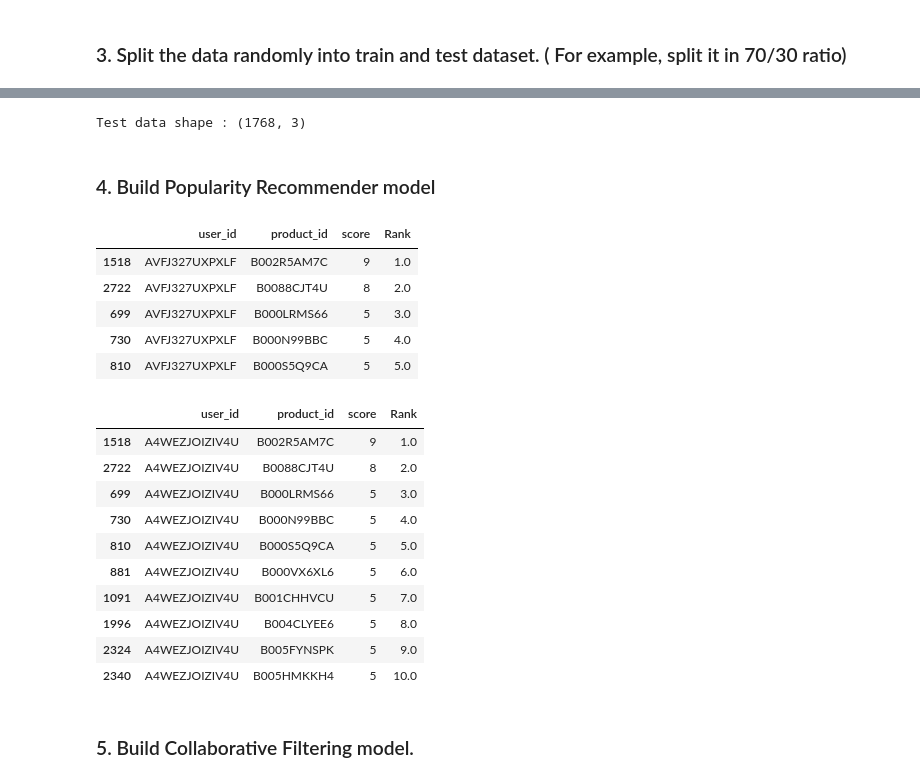
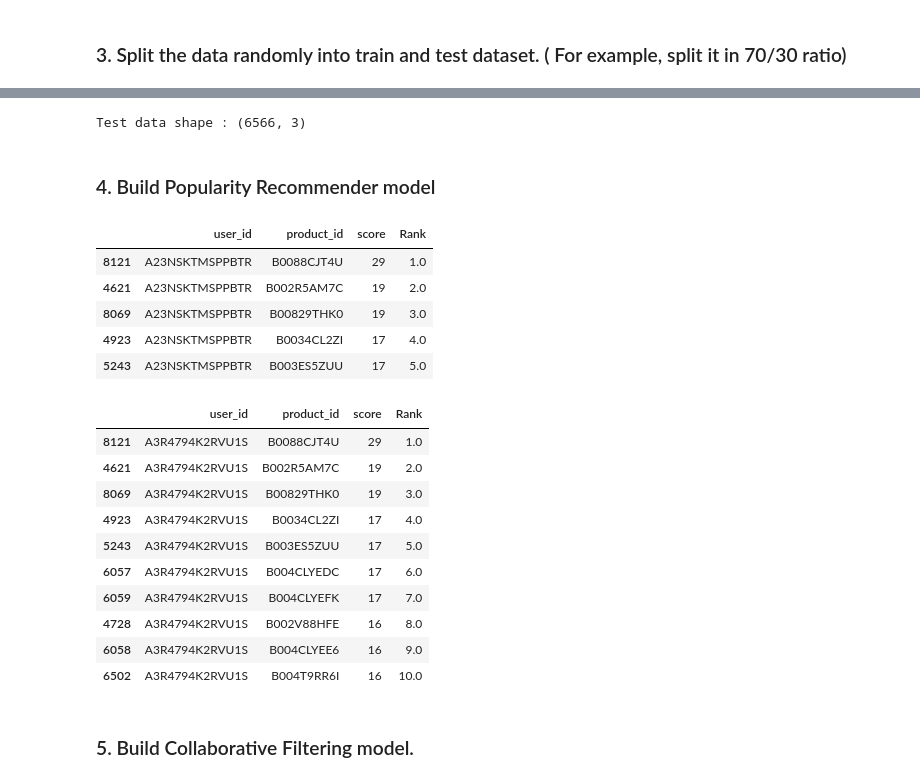
Before and after one commit to GreatLearningAIML1/bangalore-feb-batch-krishnakarthi, a Jupyter notebook: Projects/R5_Recommendation System/RecommSystems_R5_Project1.ipynb, the cells around one changed output, grey strips where cells are left out. Drawn from its saved outputs; the diff is of its cells as text; code cells hidden in the pictures.

```diff
--- a/Projects/R5_Recommendation System/RecommSystems_R5_Project1.ipynb
+++ b/Projects/R5_Recommendation System/RecommSystems_R5_Project1.ipynb
@@ -82,10 +79,10 @@ ratings_data_Full=ratings_data_Full.drop(columns=['timestamp'])
 # ** Get sample of 10% of data from rating full dataset **
 
 #Sample method returns a random sample of items from an axis of object and this object of same type as your caller.
-# we can do fraction of axis items and get rows. For example, if frac= .10 then sample method return 10% of rows.
-# As said,above we will use 782448 rows
+# we can do fraction of axis items and get rows. For example, if frac= .50 then sample method return 10% of rows.
+# As said,above we will use 3912241 rows
 
-rating_df=ratings_data_Full.sample(frac =.10)
+rating_df=ratings_data_Full.sample(frac =.50)
 # %%
 rating_df.shape
 # %% [output]
@@ -175,4 +172,4 @@ df_user_count.head(20)
 # %%
-#Get unique user who has given 10 or more ratings
-df_user_count=df_user_count[df_user_count.counts >=10]
+#Get unique user who has given 50 or more ratings
+df_user_count=df_user_count[df_user_count.counts >=50]
 # %%
@@ -210,7 +215,7 @@ Train data shape : (4123, 3)
 # %%
 print("Test data shape : {0}".format(test_data.shape))
 # %% [output]
-Test data shape : (1768, 3)
+Test data shape : (6566, 3)
 # %% [markdown]
 ### 4. Build Popularity Recommender model
 # %%
@@ -261,32 +266,32 @@ pm.create(train_data, 'user_id', 'product_id')
 # %%
 users=train_data.user_id.unique()
 # %%
-user_id = users[20]
+user_id = users[50]
 #Get Top 5 recommended product
 pm.recommend(user_id,5)
 # %% [output]
 |  | user_id | product_id | score | Rank |
-| 1518 | AVFJ327UXPXLF | B002R5AM7C | 9 | 1.0 |
-| 2722 | AVFJ327UXPXLF | B0088CJT4U | 8 | 2.0 |
-| 699 | AVFJ327UXPXLF | B000LRMS66 | 5 | 3.0 |
-| 730 | AVFJ327UXPXLF | B000N99BBC | 5 | 4.0 |
-| 810 | AVFJ327UXPXLF | B000S5Q9CA | 5 | 5.0 |
+| 8121 | A23NSKTMSPPBTR | B0088CJT4U | 29 | 1.0 |
+| 4621 | A23NSKTMSPPBTR | B002R5AM7C | 19 | 2.0 |
+| 8069 | A23NSKTMSPPBTR | B00829THK0 | 19 | 3.0 |
+| 4923 | A23NSKTMSPPBTR | B0034CL2ZI | 17 | 4.0 |
+| 5243 | A23NSKTMSPPBTR | B003ES5ZUU | 17 | 5.0 |
 # %%
-user_id = users[50]
+user_id = users[51]
 #Get Top 10 recommended product
 pm.recommend(user_id)
 # %% [output]
 |  | user_id | product_id | score | Rank |
-| 1518 | A4WEZJOIZIV4U | B002R5AM7C | 9 | 1.0 |
-| 2722 | A4WEZJOIZIV4U | B0088CJT4U | 8 | 2.0 |
-| 699 | A4WEZJOIZIV4U | B000LRMS66 | 5 | 3.0 |
-| 730 | A4WEZJOIZIV4U | B000N99BBC | 5 | 4.0 |
-| 810 | A4WEZJOIZIV4U | B000S5Q9CA | 5 | 5.0 |
-| 881 | A4WEZJOIZIV4U | B000VX6XL6 | 5 | 6.0 |
-| 1091 | A4WEZJOIZIV4U | B001CHHVCU | 5 | 7.0 |
-| 1996 | A4WEZJOIZIV4U | B004CLYEE6 | 5 | 8.0 |
-| 2324 | A4WEZJOIZIV4U | B005FYNSPK | 5 | 9.0 |
-| 2340 | A4WEZJOIZIV4U | B005HMKKH4 | 5 | 10.0 |
+| 8121 | A3R4794K2RVU1S | B0088CJT4U | 29 | 1.0 |
+| 4621 | A3R4794K2RVU1S | B002R5AM7C | 19 | 2.0 |
+| 8069 | A3R4794K2RVU1S | B00829THK0 | 19 | 3.0 |
+| 4923 | A3R4794K2RVU1S | B0034CL2ZI | 17 | 4.0 |
+| 5243 | A3R4794K2RVU1S | B003ES5ZUU | 17 | 5.0 |
+| 6057 | A3R4794K2RVU1S | B004CLYEDC | 17 | 6.0 |
+| 6059 | A3R4794K2RVU1S | B004CLYEFK | 17 | 7.0 |
+| 4728 | A3R4794K2RVU1S | B002V88HFE | 16 | 8.0 |
+| 6058 | A3R4794K2RVU1S | B004CLYEE6 | 16 | 9.0 |
+| 6502 | A3R4794K2RVU1S | B004T9RR6I | 16 | 10.0 |
 # %% [markdown]
 ### 5. Build Collaborative Filtering model.
 # %%
```
Also changed, not shown: parts of 23 cells of this notebook.
